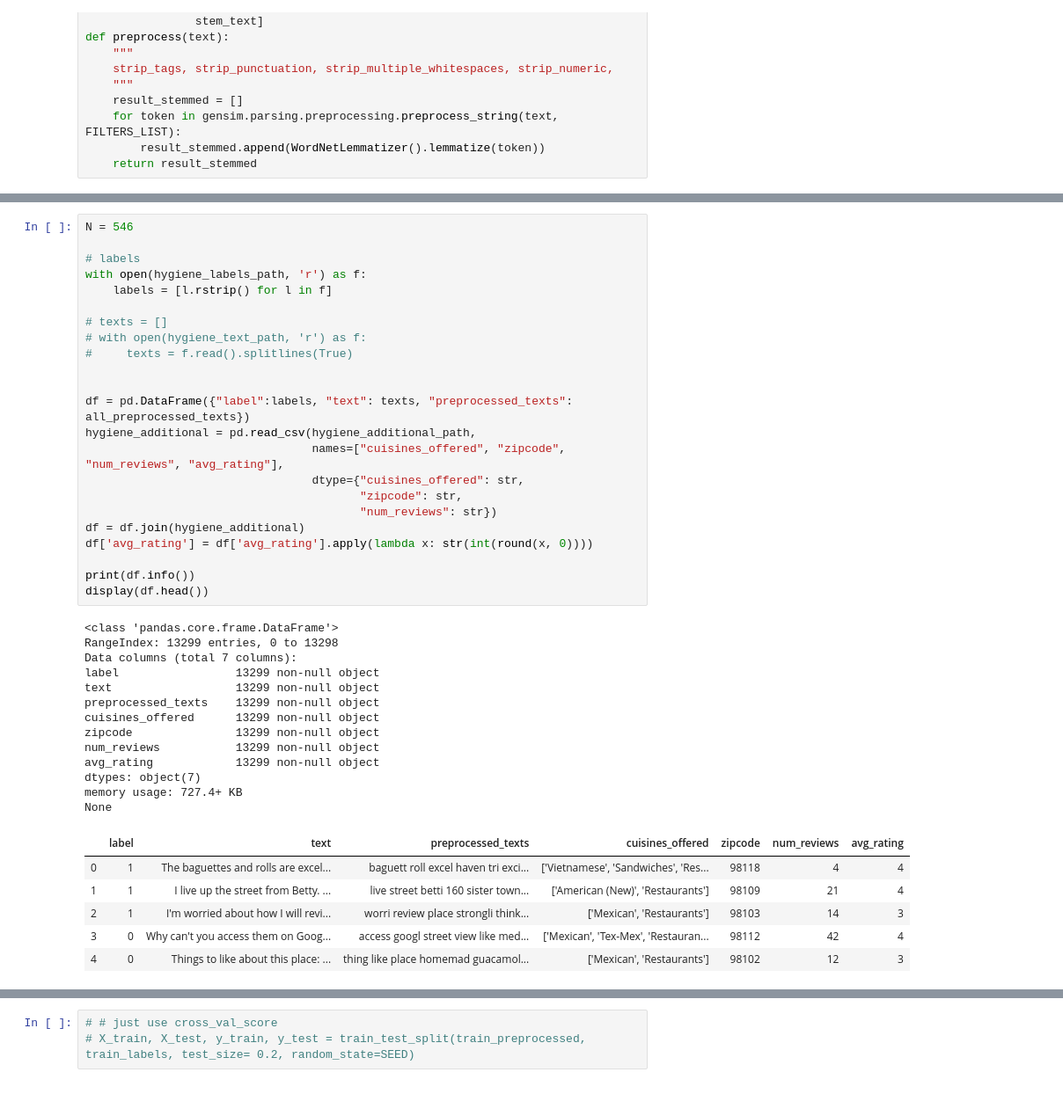
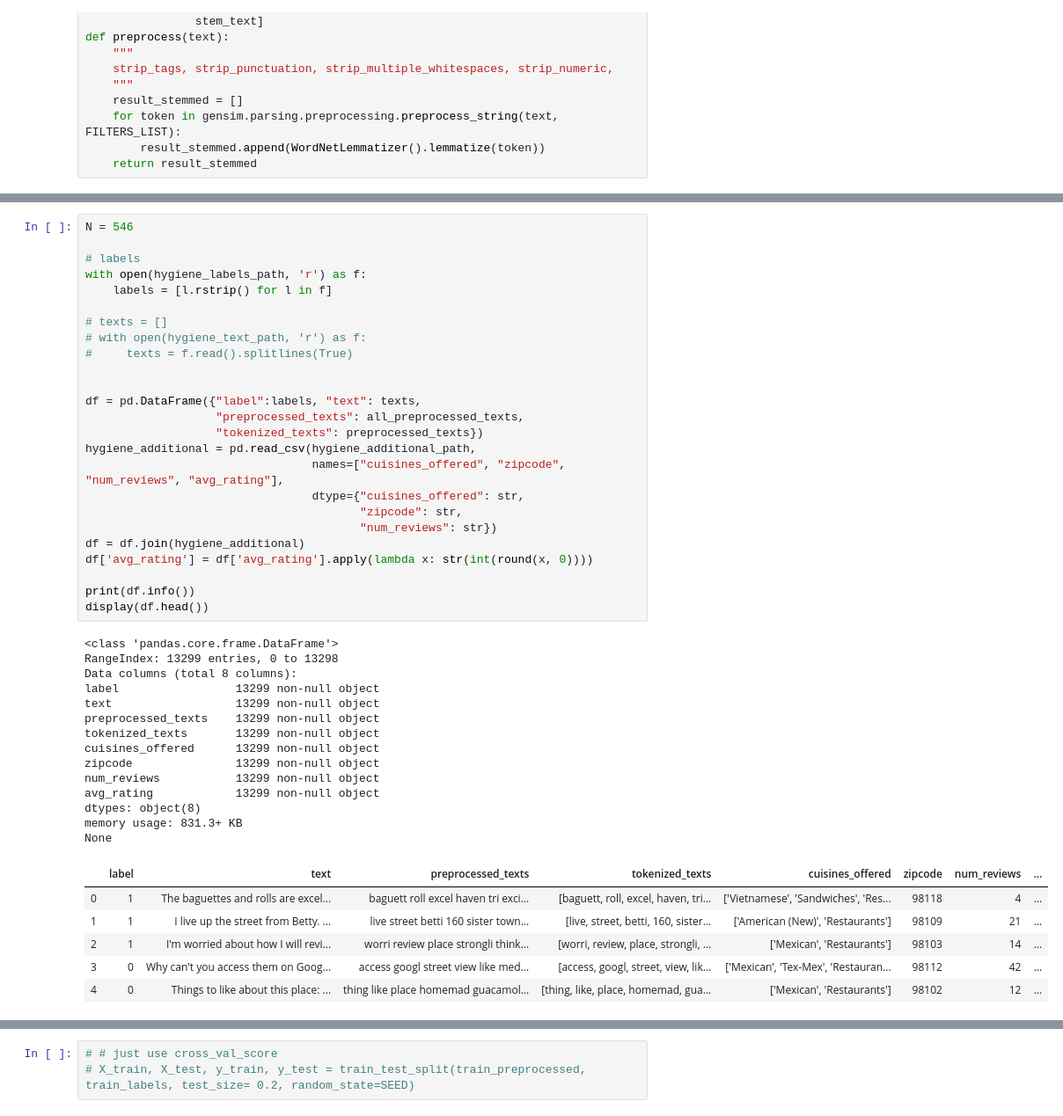
Before and after one commit to jonchang03/cs598-dm-capstone, a Jupyter notebook: task6/Task6.ipynb, the cells around one changed output, grey strips where cells are left out. Shown at 88% size. Cells and saved outputs as stored; diff of their text form.

```diff
--- a/task6/Task6.ipynb
+++ b/task6/Task6.ipynb
@@ -108,43 +118,46 @@ N = 546
 # labels
 with open(hygiene_labels_path, 'r') as f:
     labels = [l.rstrip() for l in f]
 
 # texts = []
 # with open(hygiene_text_path, 'r') as f:
 #     texts = f.read().splitlines(True)
 
 
-df = pd.DataFrame({"label":labels, "text": texts, "preprocessed_texts": all_preprocessed_texts})
+df = pd.DataFrame({"label":labels, "text": texts,
+                   "preprocessed_texts": all_preprocessed_texts,
+                   "tokenized_texts": preprocessed_texts})
 hygiene_additional = pd.read_csv(hygiene_additional_path,
                                  names=["cuisines_offered", "zipcode", "num_reviews", "avg_rating"],
                                  dtype={"cuisines_offered": str,
                                         "zipcode": str,
                                         "num_reviews": str})
 df = df.join(hygiene_additional)
 df['avg_rating'] = df['avg_rating'].apply(lambda x: str(int(round(x, 0))))
 
 print(df.info())
 display(df.head())
 # %% [output]
 <class 'pandas.core.frame.DataFrame'>
 RangeIndex: 13299 entries, 0 to 13298
-Data columns (total 7 columns):
+Data columns (total 8 columns):
 label                 13299 non-null object
 text                  13299 non-null object
 preprocessed_texts    13299 non-null object
+tokenized_texts       13299 non-null object
 cuisines_offered      13299 non-null object
 zipcode               13299 non-null object
 num_reviews           13299 non-null object
 avg_rating            13299 non-null object
-dtypes: object(7)
-memory usage: 727.4+ KB
+dtypes: object(8)
+memory usage: 831.3+ KB
 None
-|  | label | text | preprocessed_texts | cuisines_offered | zipcode | num_reviews | avg_rating |
-| 0 | 1 | The baguettes and rolls are excel... | baguett roll excel haven tri exci... | ['Vietnamese', 'Sandwiches', 'Res... | 98118 | 4 | 4 |
-| 1 | 1 | I live up the street from Betty. ... | live street betti 160 sister town... | ['American (New)', 'Restaurants'] | 98109 | 21 | 4 |
-| 2 | 1 | I'm worried about how I will revi... | worri review place strongli think... | ['Mexican', 'Restaurants'] | 98103 | 14 | 3 |
-| 3 | 0 | Why can't you access them on Goog... | access googl street view like med... | ['Mexican', 'Tex-Mex', 'Restauran... | 98112 | 42 | 4 |
-| 4 | 0 | Things to like about this place: ... | thing like place homemad guacamol... | ['Mexican', 'Restaurants'] | 98102 | 12 | 3 |
+|  | label | text | preprocessed_texts | tokenized_texts | cuisines_offered | zipcode | num_reviews | ... |
+| 0 | 1 | The baguettes and rolls are excel... | baguett roll excel haven tri exci... | [baguett, roll, excel, haven, tri... | ['Vietnamese', 'Sandwiches', 'Res... | 98118 | 4 | ... |
+| 1 | 1 | I live up the street from Betty. ... | live street betti 160 sister town... | [live, street, betti, 160, sister... | ['American (New)', 'Restaurants'] | 98109 | 21 | ... |
+| 2 | 1 | I'm worried about how I will revi... | worri review place strongli think... | [worri, review, place, strongli, ... | ['Mexican', 'Restaurants'] | 98103 | 14 | ... |
+| 3 | 0 | Why can't you access them on Goog... | access googl street view like med... | [access, googl, street, view, lik... | ['Mexican', 'Tex-Mex', 'Restauran... | 98112 | 42 | ... |
+| 4 | 0 | Things to like about this place: ... | thing like place homemad guacamol... | [thing, like, place, homemad, gua... | ['Mexican', 'Restaurants'] | 98102 | 12 | ... |
 # %%
 %%time
 train_df = df[df["label"] != "[None]"]
```
Also changed, not shown: parts of 56 cells of this notebook, 1 other file.
